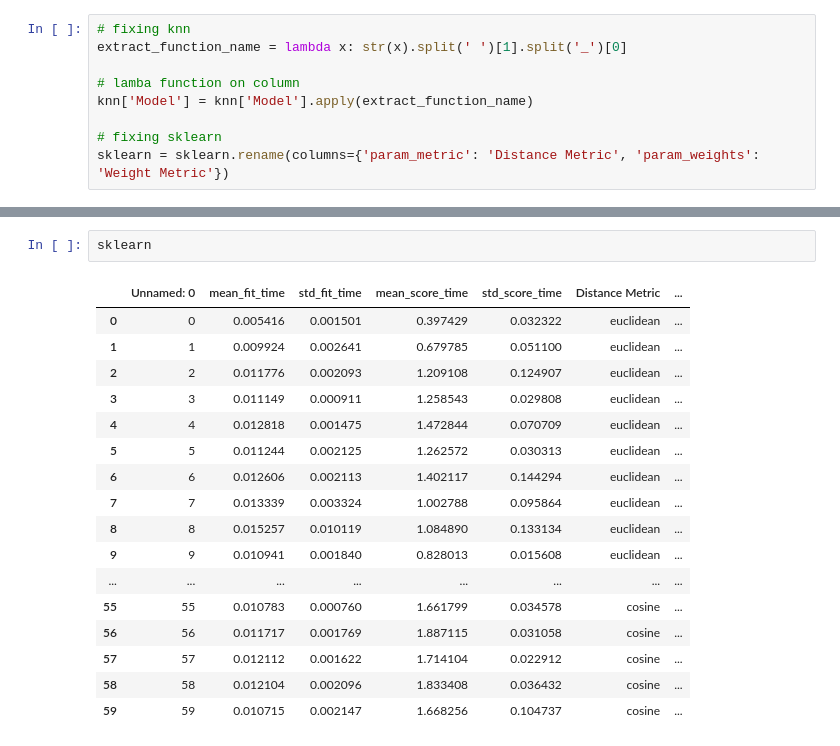
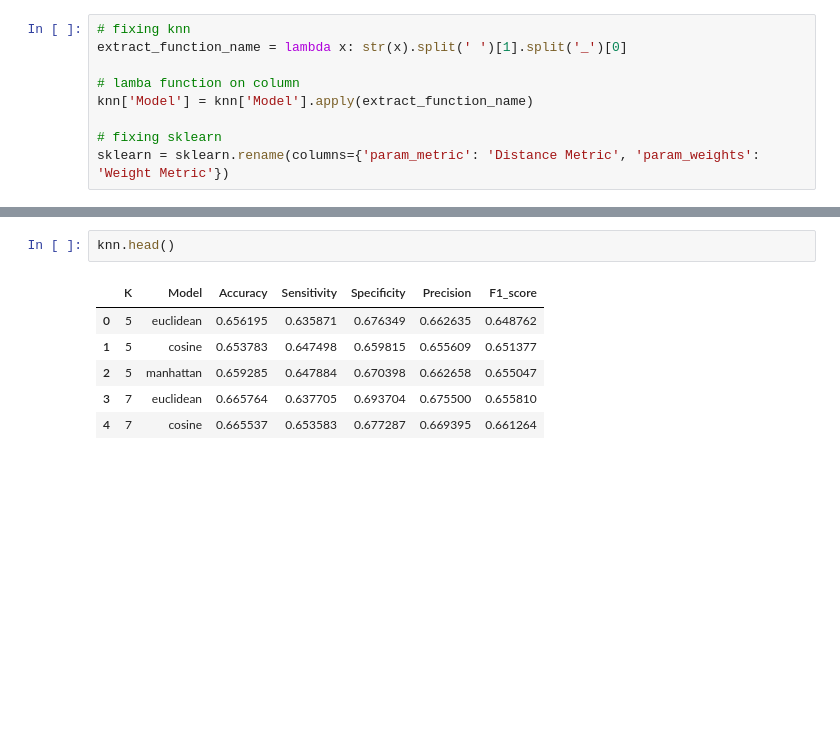
Before and after one commit to pogrebitskiy/Credit_Defaults, a Jupyter notebook: knn_comparison.ipynb, the cells around one changed output, grey strips where cells are left out. Saved outputs shown, nothing was run; the diff lists cells and outputs as text; blank space fills up the shorter version.

```diff
--- a/knn_comparison.ipynb
+++ b/knn_comparison.ipynb
@@ -40,22 +29,11 @@ sklearn
-# %%
-sklearn
-# %% [output]
-|  | Unnamed: 0 | mean_fit_time | std_fit_time | mean_score_time | std_score_time | Distance Metric | ... |
-| 0 | 0 | 0.005416 | 0.001501 | 0.397429 | 0.032322 | euclidean | ... |
-| 1 | 1 | 0.009924 | 0.002641 | 0.679785 | 0.051100 | euclidean | ... |
-| 2 | 2 | 0.011776 | 0.002093 | 1.209108 | 0.124907 | euclidean | ... |
-| 3 | 3 | 0.011149 | 0.000911 | 1.258543 | 0.029808 | euclidean | ... |
-| 4 | 4 | 0.012818 | 0.001475 | 1.472844 | 0.070709 | euclidean | ... |
-| 5 | 5 | 0.011244 | 0.002125 | 1.262572 | 0.030313 | euclidean | ... |
-| 6 | 6 | 0.012606 | 0.002113 | 1.402117 | 0.144294 | euclidean | ... |
-| 7 | 7 | 0.013339 | 0.003324 | 1.002788 | 0.095864 | euclidean | ... |
-| 8 | 8 | 0.015257 | 0.010119 | 1.084890 | 0.133134 | euclidean | ... |
-| 9 | 9 | 0.010941 | 0.001840 | 0.828013 | 0.015608 | euclidean | ... |
-| ... | ... | ... | ... | ... | ... | ... | ... |
-| 55 | 55 | 0.010783 | 0.000760 | 1.661799 | 0.034578 | cosine | ... |
-| 56 | 56 | 0.011717 | 0.001769 | 1.887115 | 0.031058 | cosine | ... |
-| 57 | 57 | 0.012112 | 0.001622 | 1.714104 | 0.022912 | cosine | ... |
-| 58 | 58 | 0.012104 | 0.002096 | 1.833408 | 0.036432 | cosine | ... |
-| 59 | 59 | 0.010715 | 0.002147 | 1.668256 | 0.104737 | cosine | ... |
+# %%
+knn.head()
+# %% [output]
+|  | K | Model | Accuracy | Sensitivity | Specificity | Precision | F1_score |
+| 0 | 5 | euclidean | 0.656195 | 0.635871 | 0.676349 | 0.662635 | 0.648762 |
+| 1 | 5 | cosine | 0.653783 | 0.647498 | 0.659815 | 0.655609 | 0.651377 |
+| 2 | 5 | manhattan | 0.659285 | 0.647884 | 0.670398 | 0.662658 | 0.655047 |
+| 3 | 7 | euclidean | 0.665764 | 0.637705 | 0.693704 | 0.675500 | 0.655810 |
+| 4 | 7 | cosine | 0.665537 | 0.653583 | 0.677287 | 0.669395 | 0.661264 |
 # %%
 sns.scatterplot(data=sklearn, x='param_n_neighbors', y='mean_test_score', hue='Distance Metric', style='Weight Metric')
```
Also changed, not shown: parts of 4 cells of this notebook.
